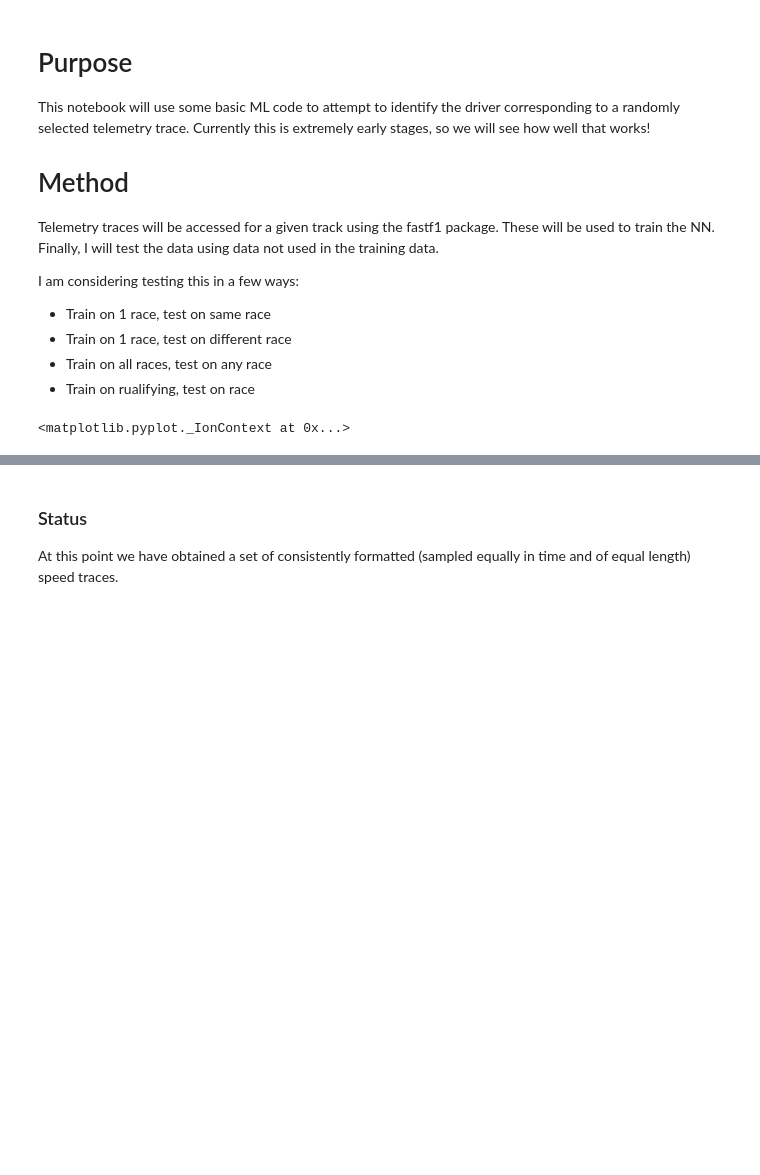
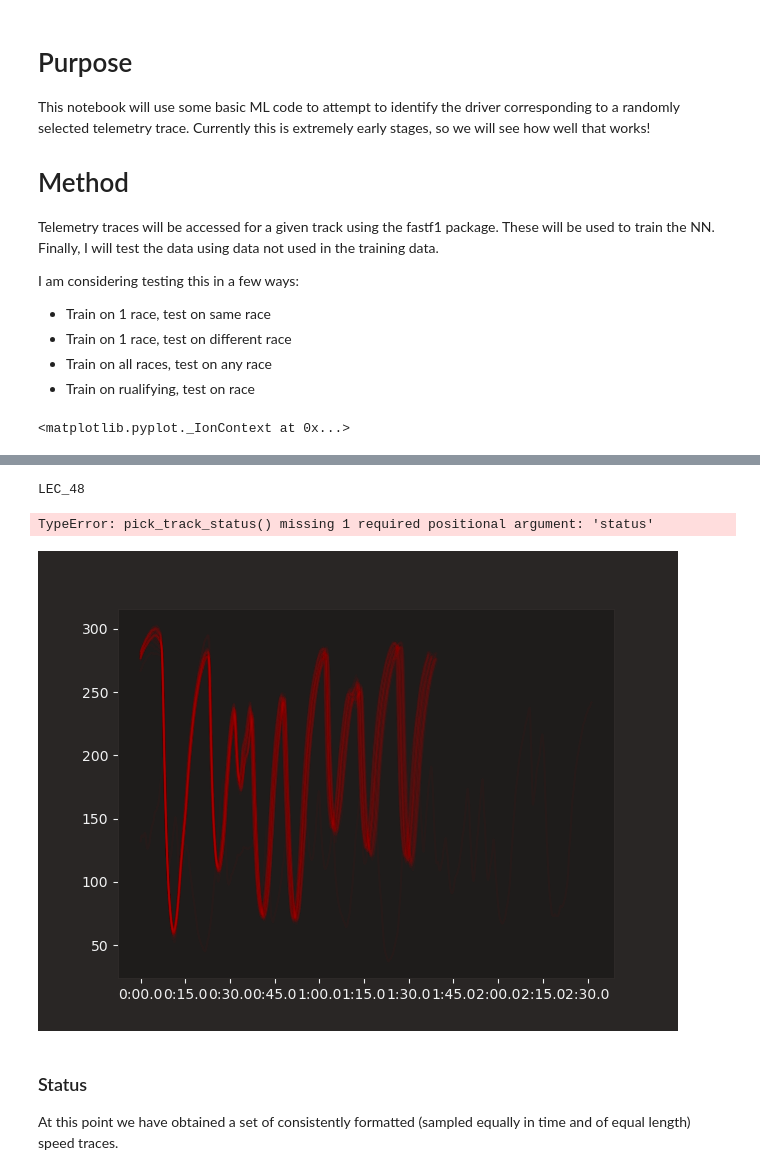
Before and after one commit to djsouthall/f1_djsouthall, a Jupyter notebook: ml/guess_driver_from_telem.ipynb, the cells around one changed output, grey strips where cells are left out. Cells and saved outputs as stored; diff of their text form; code cells hidden in the pictures; blank space fills up the shorter version.

```diff
--- a/ml/guess_driver_from_telem.ipynb
+++ b/ml/guess_driver_from_telem.ipynb
@@ -53,9 +56,3 @@ warnings.simplefilter(action='ignore', category=FutureWarning)
 plt.ion()
 # %% [output]
 <matplotlib.pyplot._IonContext at 0x...>
-# %%
-# Get speed traces for Max in Abu Dhabi 2022 GP
-
-session = fastf1.get_session(2022, 'Abu Dhabi', 'R')
-session.load()
-driver_laps = session.laps.pick_driver('VER')
@@ -75,4 +58,0 @@ core           INFO     Finished loading data for 20 drivers: ['1', '16', '11',
-# %%
-# Clean laps considered to laps without pitstop
-
-driver_laps = driver_laps[np.logical_and(driver_laps.PitOutTime.isna(), driver_laps.PitInTime.isna())]
@@ -135,0 +59,14 @@ for (lap_index, lap_data) in refined_laps.iteritems():
+# %%
+# Get speed traces for Max in Abu Dhabi 2022 GP
+schedule = fastf1.get_event_schedule(year=2022, include_testing=False)
+event = schedule.get_event_by_round(1)
+session = event.get_session('R')
+session.load()
+driver_info = fastf1.api.driver_info(session.api_path)
+all_drivers = [d['Tla'] for i, d in driver_info.items()]
+
+path = os.path.join(os.environ['f1_install'], 'dataframes')
+telem_param = 'Speed'
+refined_laps = loadTelemForEvent(event, path=path, telem_param=telem_param) # Formatted laps generated by ml/save_lap_telemetry.py
+
+print(all_drivers)
@@ -136,3 +89,25 @@ for (lap_index, lap_data) in refined_laps.iteritems():
+# %%
+# Quickly plot laps
+plt.figure()
+
+for driver in all_drivers:
+    driver_laps = refined_laps.loc[:, refined_laps.columns.str.match('{}*'.format(driver))]
+    laptimes = driver_laps.notna()[::-1].idxmax()
+    min_lap = laptimes.argmin()
+    max_lap = laptimes.argmax()
+    for i, (lap_name, lap) in enumerate(driver_laps.iteritems()):
+        plt.plot(lap, alpha=1.0 if i == min_lap else 2.0/len(driver_laps.columns), c=fastf1.plotting.driver_color(driver), label=driver if i == min_lap else None)
+
+leg = plt.legend()
+for lh in leg.legendHandles:
+    lh.set_alpha(1)
+plt.ylabel('Speed [km/h]')
+plt.xlabel('Time')
+plt.title('Driver lap times for loaded session')
+# %% [output]
+LEC_48
+TypeError: pick_track_status() missing 1 required positional argument: 'status'
+[figure, added]
 # %% [markdown]
 ### Status
 At this point we have obtained a set of consistently formatted (sampled equally in time and of equal length) speed traces.
```
Also changed, not shown: parts of 6 cells of this notebook, 3 other files.
